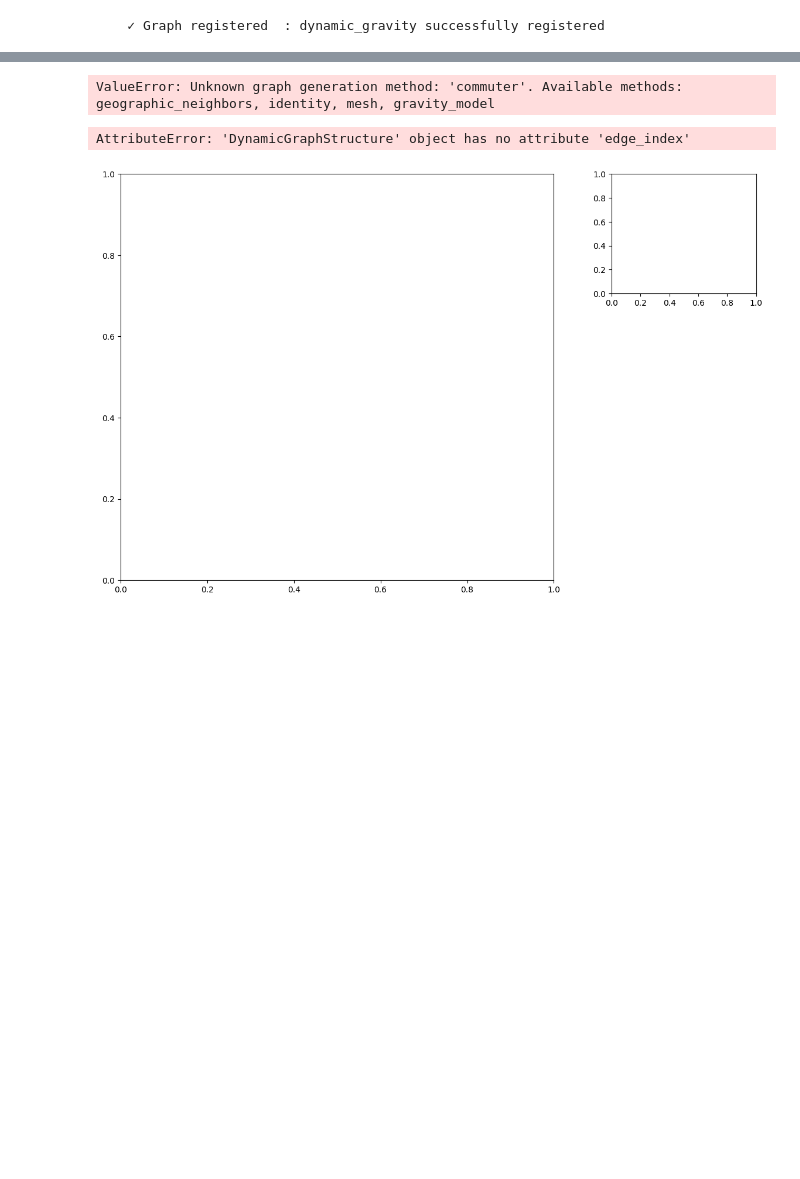
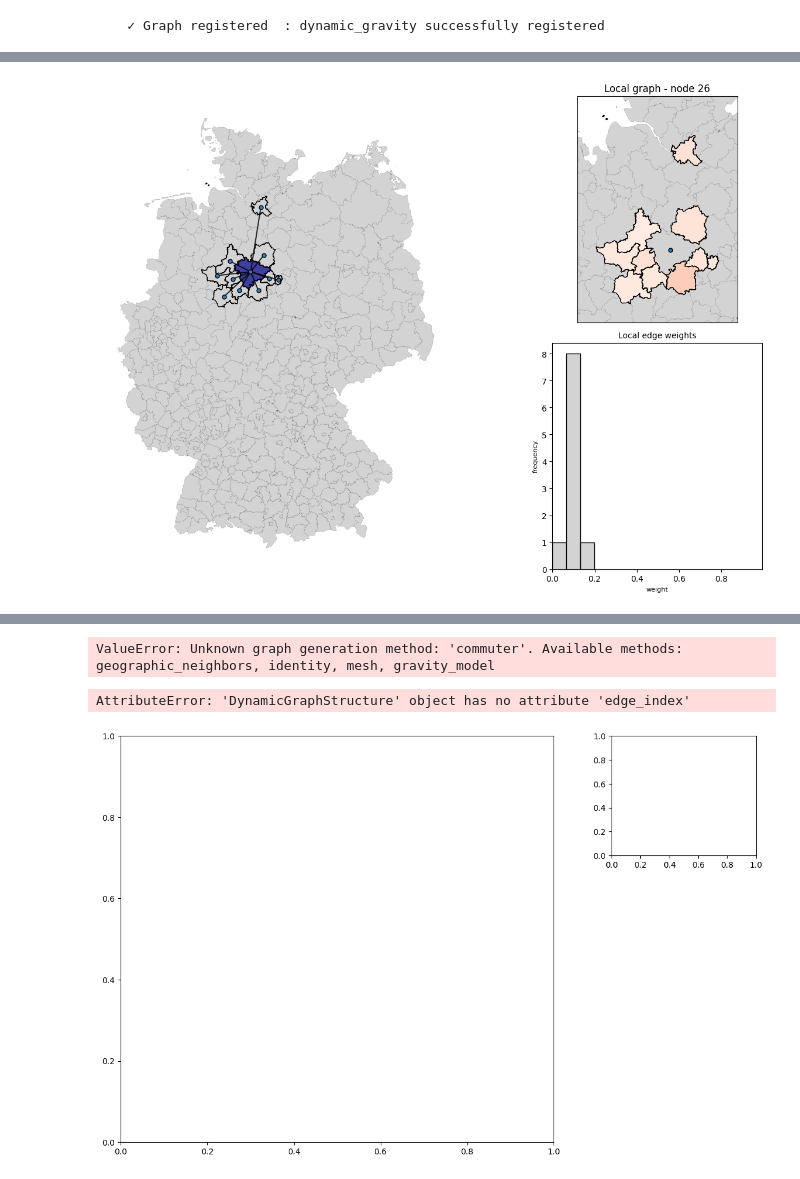
Before and after one commit to stends2001/infectious_disease_gnn, a Jupyter notebook: src/notebooks/new graph construction module.ipynb, the cells around one changed output, grey strips where cells are left out. Saved outputs shown, nothing was run; the diff lists cells and outputs as text; code cells hidden in the pictures; blank space fills up the shorter version.

```diff
--- a/src/notebooks/new graph construction module.ipynb
+++ b/src/notebooks/new graph construction module.ipynb
@@ -69,0 +138,4 @@ static_graphconstruction.generate_graphstructure(method='geographic_neighbors',
+# %%
+static_graphconstruction.preview_graphstructure('gravity4', node_idx=26)
+# %% [output]
+[figure, added]
```
Also changed, not shown: parts of 5 cells of this notebook, 6 other files.
